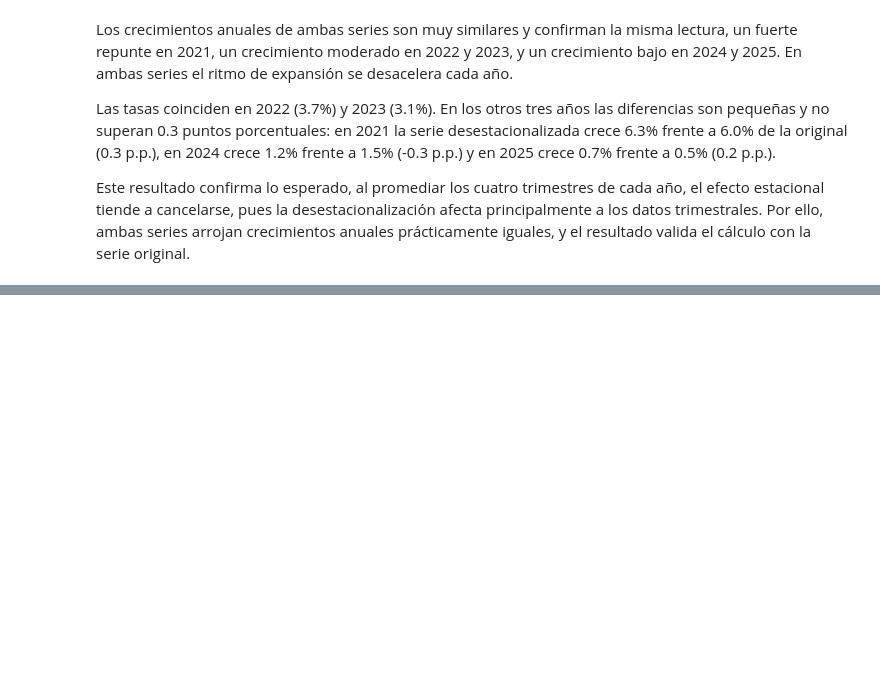
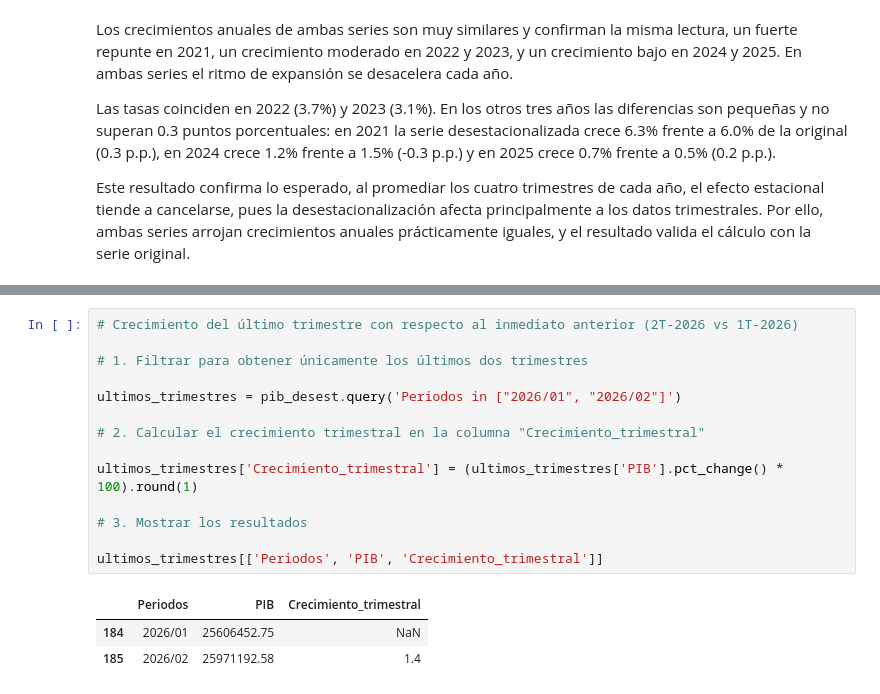
Before and after one commit to Jose-Castanedas/pib_mexico, a Jupyter notebook: notebooks/analisis_pib.ipynb, the cells around one changed output, grey strips where cells are left out. Drawn from its saved outputs; the diff is of its cells as text; blank space fills up the shorter version.

Commit message:
feat: calcula crecimiento del último trimesrte frente al anterior

```diff
--- a/notebooks/analisis_pib.ipynb
+++ b/notebooks/analisis_pib.ipynb
@@ -440,0 +445,18 @@ Este resultado confirma lo esperado, al promediar los cuatro trimestres de cada
+# %%
+# Crecimiento del último trimestre con respecto al inmediato anterior (2T-2026 vs 1T-2026)
+
+# 1. Filtrar para obtener únicamente los últimos dos trimestres
+
+ultimos_trimestres = pib_desest.query('Periodos in ["2026/01", "2026/02"]')
+
+# 2. Calcular el crecimiento trimestral en la columna "Crecimiento_trimestral"
+
+ultimos_trimestres['Crecimiento_trimestral'] = (ultimos_trimestres['PIB'].pct_change() * 100).round(1)
+
+# 3. Mostrar los resultados
+
+ultimos_trimestres[['Periodos', 'PIB', 'Crecimiento_trimestral']]
+# %% [output]
+|  | Periodos | PIB | Crecimiento_trimestral |
+| 184 | 2026/01 | 25606452.75 | NaN |
+| 185 | 2026/02 | 25971192.58 | 1.4 |
```
Also changed, not shown: parts of 1 cell of this notebook.
